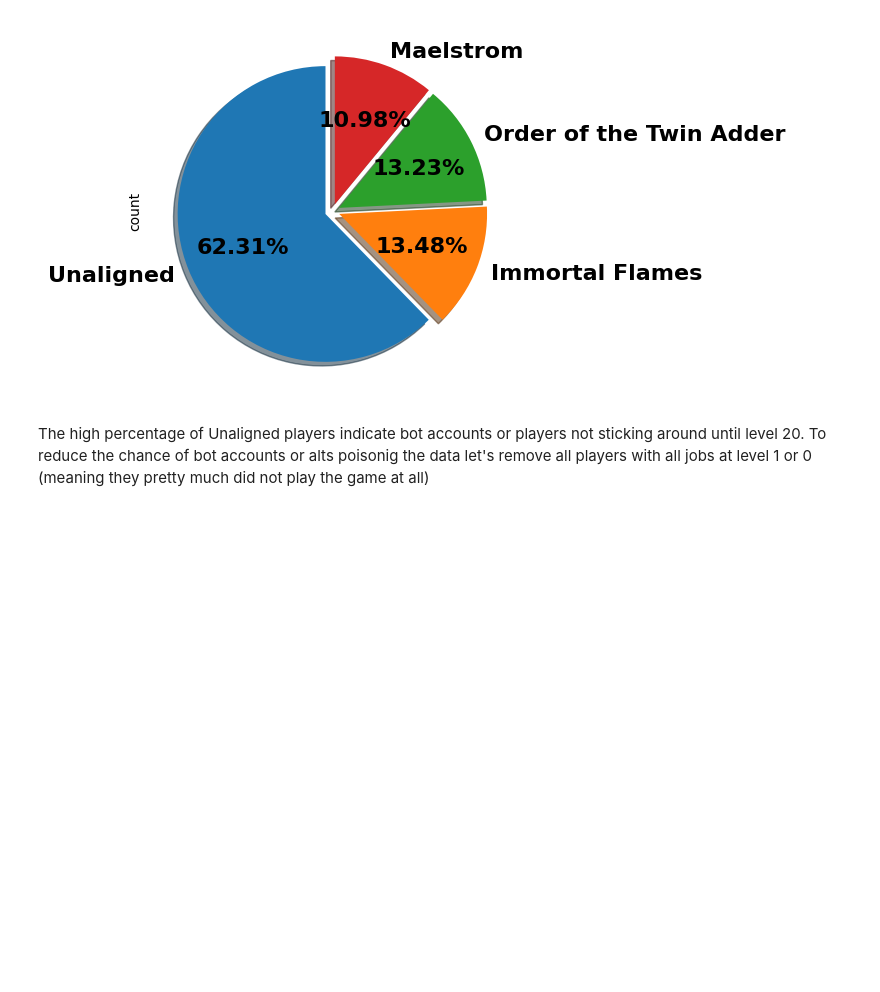
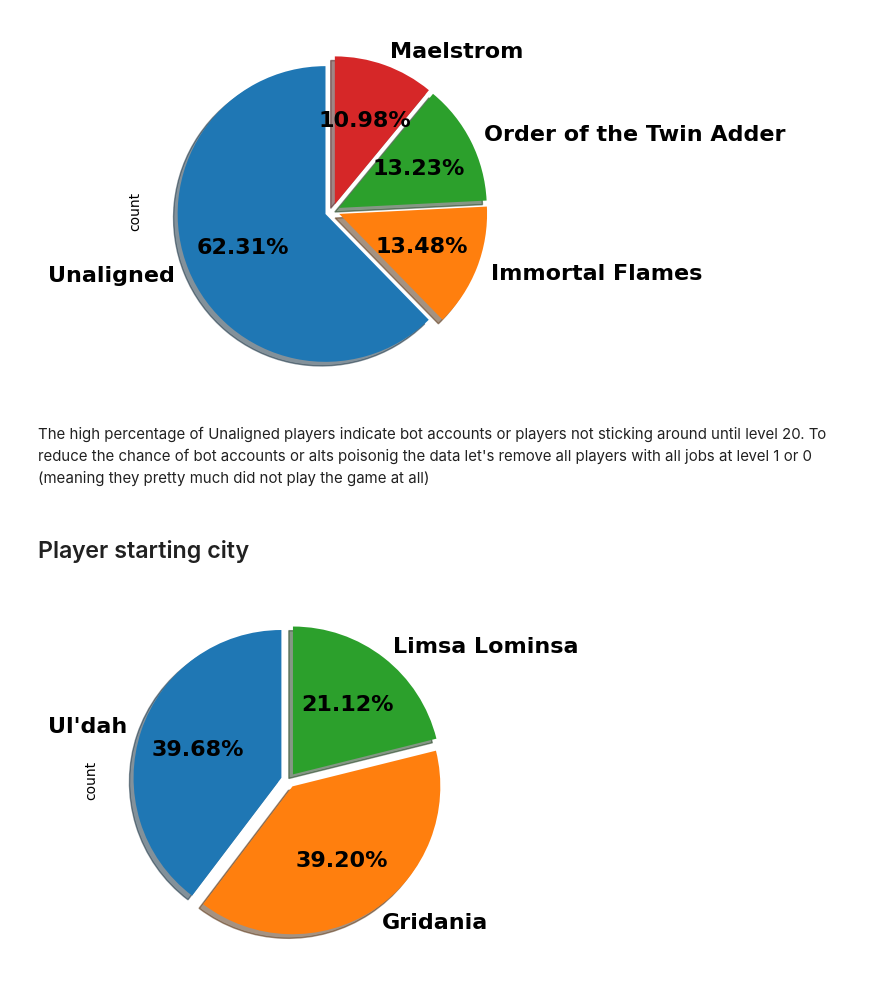
Before and after one commit to k33m0l/ffxiv-char-data, a Jupyter notebook: data/analytics/analytics.ipynb, the cells around one changed output. Drawn from its saved outputs; the diff is of its cells as text; code cells hidden in the pictures; blank space fills up the shorter version.

```diff
--- a/data/analytics/analytics.ipynb
+++ b/data/analytics/analytics.ipynb
@@ -42,3 +43,22 @@ The high percentage of Unaligned players indicate bot accounts or players not st
 # TODO: data without level 1 players
 # %%
 # TODO: Same diagram without level 1 players
+# %% [markdown]
+## Player starting city
+# %%
+explode = (0.05,0.05,0.05)
+textprops = {
+    'size': 16,
+    'color':'black',
+    'weight':'bold'
+}
+data['City-state'].value_counts().plot.pie(
+    autopct='%1.2f%%',
+    startangle=90,
+    explode=explode,
+    shadow=True,
+    textprops=textprops,
+)
+pyplot.show()
+# %% [output]
+[figure, added]
```
Also changed, not shown: parts of 16 cells of this notebook.
